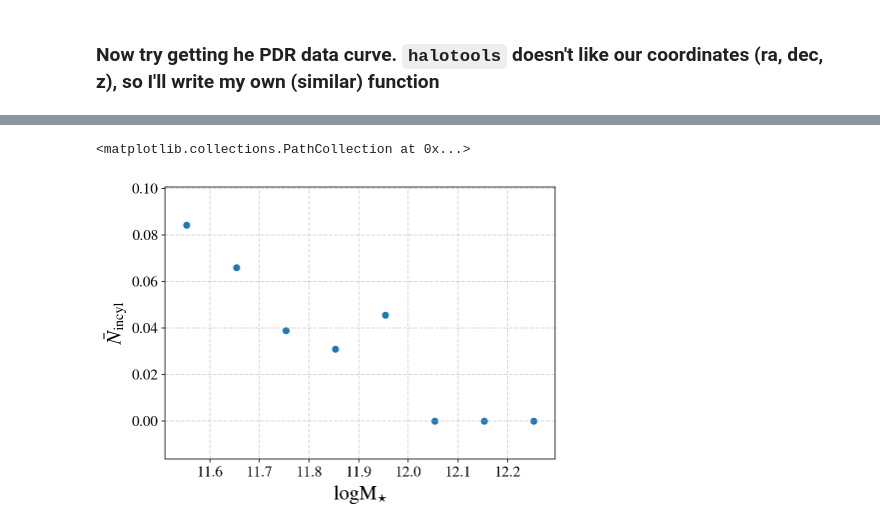
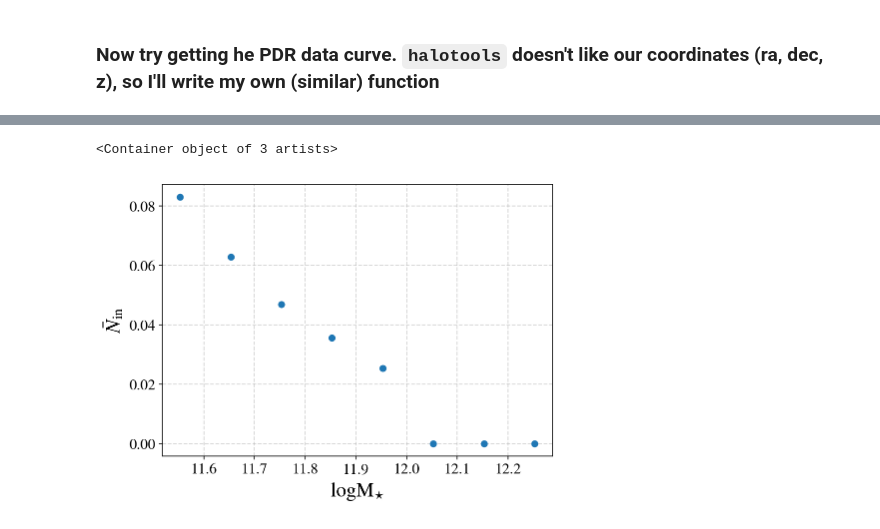
Before and after one commit to gsallabe/thesis_satellite_fraction, a Jupyter notebook: notebooks/CiC_satellite_analysis.ipynb, the cells around one changed output, grey strips where cells are left out. Saved outputs shown, nothing was run; the diff lists cells and outputs as text; code cells hidden in the pictures.

```diff
--- a/notebooks/CiC_satellite_analysis.ipynb
+++ b/notebooks/CiC_satellite_analysis.ipynb
@@ -21,7 +21,7 @@ from colossus.halo import profile_nfw
 # %%
 # read in the data
 data_pth = '/Users/astro/Desktop/GitHub/satellite_fraction/data/'
-data_file = data_pth + 's16a_massive_logmMax_11.45_z_0.25_0.47_mhalo_pdr_full.fits'
+data_file = data_pth + 's16a_massive_logmMax_11.45_z_0.25_0.47_mhalo.fits'
 
 hdu1 = fits.open(data_file)
 data_table = Table(hdu1[1].data)
@@ -41,6 +41,10 @@ pdr_use = Table(names = data_table.colnames)
 for i in range(len(np.array(data_table['logm_max']))):
     if data_table['logm_max'][i] > 11.5 and data_table['z_best'][i] > .25 and data_table['z_best'][i] < .45:
         pdr_use.add_row(data_table[i])
+
+# get rid of two bad galaxies
+pdr_use.remove_row(np.where(pdr_use['ra'] == 33.121181211450285)[0][0])
+pdr_use.remove_row(np.where(pdr_use['ra'] == 333.7062012551158)[0][0])
 # %% [markdown]
 When using halotools, the assumption in the function is that positions are in comoving with units Mpc/h. So when I find the halo radius for the function, it needs to be in a form the function likes. Unfortunately, the observational data does not have inputs like that. I should look deeper into the function.
 # %% [raw]
@@ -543,0 +572,9 @@ pdr_use['r_vir'] = ((r_halo*u.kpc * theta_per_kpc).to(u.deg))/u.deg
+# %%
+counts = ([[], [], [], [], [], [], [], []]) # empty array to populate with counts
+# now actually do CiC
+for i in range(len(mass_binned_tables)):
+    for j in range(len(mass_binned_tables[i])):
+        counts[i].append(pdr_pairs(j, mass_binned_tables[i], .008))
+# %%
+for i in range(len(counts)):
+    print( np.max(counts[i]))
@@ -601,35 +647,44 @@ bins = [0,1,2,3,4,5,6,7]
 hist_11_5, edges_11_5 = np.histogram(bin_11_5_counts,bins)
 hist_11_6, edges_11_6 = np.histogram(bin_11_6_counts,bins)
 hist_11_7, edges_11_7 = np.histogram(bin_11_7_counts,bins)
 hist_11_8, edges_11_8 = np.histogram(bin_11_8_counts,bins)
 hist_11_9, edges_11_9 = np.histogram(bin_11_9_counts,bins)
 hist_12_0, edges_12_0 = np.histogram(bin_12_0_counts,bins)
 hist_12_1, edges_12_1 = np.histogram(bin_12_1_counts,bins)
 hist_12_2, edges_12_2 = np.histogram(bin_12_2_counts,bins)
 
-mean_11_5 = (0*hist_11_5[0] + 1*hist_11_5[1] + 2*hist_11_5[2])/sum(hist_11_5)
+mean_11_5 = (0*hist_11_5[0] + 1*hist_11_5[1] + 2*hist_11_5[2] + 3*hist_11_5[3])/sum(hist_11_5)
 mean_11_6 = (0*hist_11_6[0] + 1*hist_11_6[1] + 2*hist_11_6[2])/sum(hist_11_6)
 mean_11_7 = (0*hist_11_7[0] + 1*hist_11_7[1] + 2*hist_11_7[2])/sum(hist_11_7)
 mean_11_8 = (0*hist_11_8[0] + 1*hist_11_8[1] + 2*hist_11_8[2])/sum(hist_11_8)
 mean_11_9 = (0*hist_11_9[0] + 1*hist_11_9[1] + 2*hist_11_9[2])/sum(hist_11_9)
 mean_12_0 = (0*hist_12_0[0] + 1*hist_12_0[1] + 2*hist_12_0[2])/sum(hist_12_0)
 mean_12_1 = (0*hist_12_1[0] + 1*hist_12_1[1] + 2*hist_12_1[2])/sum(hist_12_1)
 mean_12_2 = (0*hist_12_2[0] + 1*hist_12_2[1] + 2*hist_12_2[2])/sum(hist_12_2)
 
 means = [mean_11_5, mean_11_6, mean_11_7, mean_11_8, mean_11_9, mean_12_0, mean_12_1, mean_12_2]
 
+err = [np.sqrt(sum(hist_11_5))/sum(hist_11_5),
+      np.sqrt(sum(hist_11_6))/sum(hist_11_6),
+      np.sqrt(sum(hist_11_7))/sum(hist_11_7),
+      np.sqrt(sum(hist_11_8))/sum(hist_11_8),0,0,0,0]
+#      np.sqrt(sum(hist_11_9))/sum(hist_11_9),
+#      np.sqrt(sum(hist_12_0))/sum(hist_12_0),
+#      np.sqrt(sum(hist_12_1))/sum(hist_12_1),
+#      np.sqrt(sum(hist_12_2))/sum(hist_12_2)]
+
 fig = plt.figure(figsize = [7,5])
 ax1 = fig.add_subplot(111)
 ax1.grid(linewidth=1, linestyle='--', alpha=0.5)
 
 for tick in ax1.xaxis.get_major_ticks():
     tick.label.set_fontsize(15)
 for tick in ax1.yaxis.get_major_ticks():
     tick.label.set_fontsize(15)
 
-ax1.set_ylabel(r'$ \bar{N}_{\rm in cyl}$', fontsize = 20)
+ax1.set_ylabel(r'$ \bar{N}_{\rm in}$', fontsize = 20)
 ax1.set_xlabel(r'$\log \rm M_{\star}$', fontsize = 20)
-ax1.scatter(mass_center_true, means)
+ax1.errorbar(mass_center_true, means, fmt = 'o')
 # %% [output]
-<matplotlib.collections.PathCollection at 0x...>
+<Container object of 3 artists>
-[figure, old version]
+[figure, new version]
```
Also changed, not shown: parts of 11 cells of this notebook, 1 other file.
